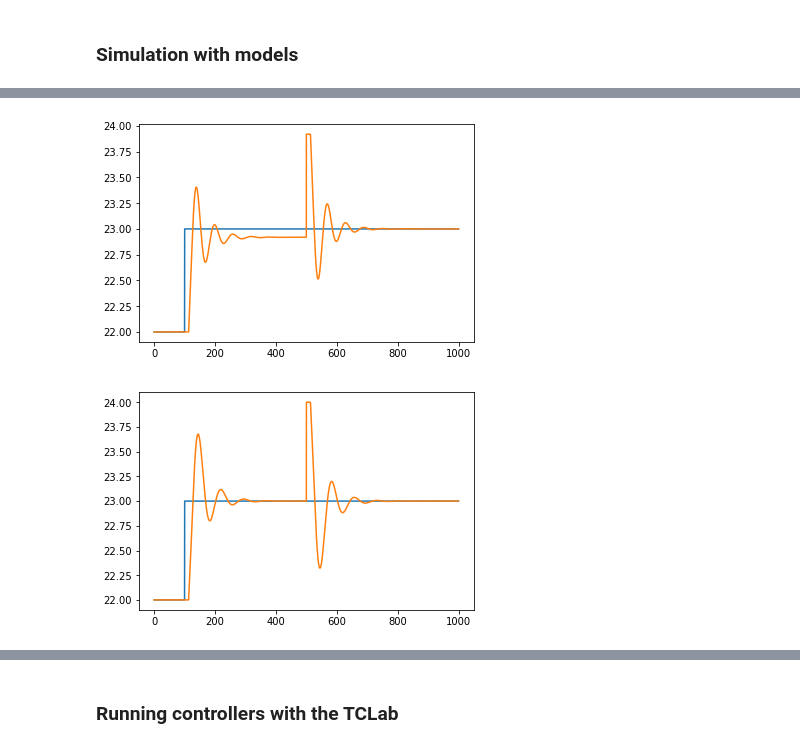
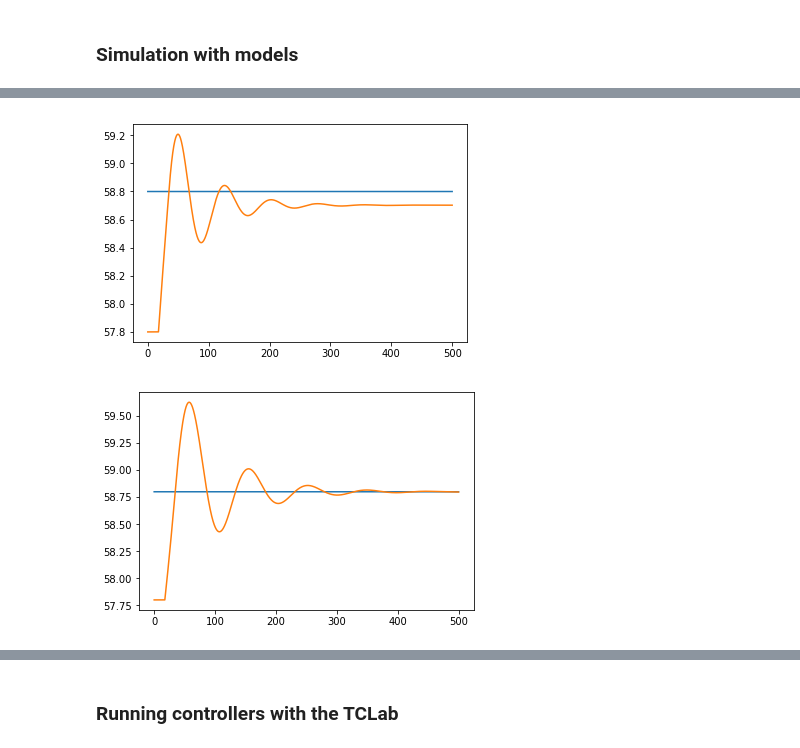
Before and after one commit to JarrydWebber/CPB-Group-17-2020, a Jupyter notebook: Cohen-Coon Controllers.ipynb, the cells around one changed output, grey strips where cells are left out. Cells and saved outputs as stored; diff of their text form; code cells hidden in the pictures.

```diff
--- a/Cohen-Coon Controllers.ipynb
+++ b/Cohen-Coon Controllers.ipynb
@@ -47,22 +115,22 @@ def system_block(Kp, τp, θp):
 # %%
-Gp = system_block(0.6, 147, 13) # parameters = Kp, τp, θp
+parameters = Kp, τp, θp
 
-Gc_P = controller_block('P', [19]) # parameters = Kc_P
+Gc_P = controller_block('P', cohen_coon('P', parameters)) # parameters = Kc_P
 
-Gc_PI = controller_block('PI', [16, 48]) # parameters = Kc_PI, τI_PI
+Gc_PI = controller_block('PI', cohen_coon('PI', parameters)) # parameters = Kc_PI, τI_PI
 
-Gc_PD = controller_block('PD', [20, 5, 1]) # parameters = Kc_PD, τD_PD, α
+Gc_PD = controller_block('PD', cohen_coon('PD', parameters)) # parameters = Kc_PD, τD_PD, α
 
-Gc_PID = controller_block('PID', [24, 43, 6]) # parameters = Kc_PID, τI_PID, τD_PID
+Gc_PID = controller_block('PID', cohen_coon('PID', parameters)) # parameters = Kc_PID, τI_PID, τD_PID
 # %%
-def diagram(controller_block ,system_block, setpoint_starttime, disturbance_starttime):
+def diagram(controller_block ,system_block, setpoint_starttime, setpoint, disturbance_starttime, disturbance):
     Gc = controller_block
     Gp = system_block
 
     diagram = blocksim.Diagram([Gc, Gp],
                             sums = {'e': ('+Tsp', '-T'), 'T': ('+Td', '+Tp')},
                                # The disturbance will be added here also when we get there
-                            inputs = {'Tsp': blocksim.step(starttime = setpoint_starttime),
-                                      'Td': blocksim.step(starttime = disturbance_starttime)}
+                            inputs = {'Tsp': blocksim.step(0, setpoint_starttime, setpoint),
+                                      'Td': blocksim.step(0, disturbance_starttime, disturbance)}
                             )
     return diagram
@@ -76,5 +141,10 @@ diagram_PID = diagram(Gc_PID, Gp, 100, 500)
+# %%
+diagram_P = diagram(Gc_P, Gp, 0, 1, 0, 0) # Setpoint change at 100
+diagram_PI = diagram(Gc_PI, Gp, 0, 1, 0, 0)
+diagram_PD = diagram(Gc_PD, Gp, 0, 1, 0, 0)
+diagram_PID = diagram(Gc_PID, Gp, 0, 1, 0, 0)
 # %%
-ts = np.linspace(0, 1000, 5000)
+ts = np.linspace(0, 500, 5000)
 # %%
 simulation_P = diagram_P.simulate(ts, progress = True)
 simulation_PI = diagram_PI.simulate(ts, progress = True)
@@ -88,15 +157,15 @@ simulation_PID = diagram_PID.simulate(ts, progress = True)
 # %%
 plt.figure(1)
-plt.plot(list(ts), [T+22 for T in simulation_P['Tsp']])
-plt.plot(list(ts), [T+22 for T in simulation_P['T']])
+plt.plot(list(ts), [T+To_p for T in simulation_P['Tsp']])
+plt.plot(list(ts), [T+To_p for T in simulation_P['T']])
 plt.show()
 # %% [output]
-[figure, old version]
+[figure, new version]
 # %%
 plt.figure(2)
-plt.plot(list(ts), [T+22 for T in simulation_PI['Tsp']])
-plt.plot(list(ts), [T+22 for T in simulation_PI['T']])
+plt.plot(list(ts), [T+To_p for T in simulation_PI['Tsp']])
+plt.plot(list(ts), [T+To_p for T in simulation_PI['T']])
 plt.show()
 # %% [output]
-[figure, old version]
+[figure, new version]
 # %%
```
Also changed, not shown: parts of 28 cells of this notebook.
